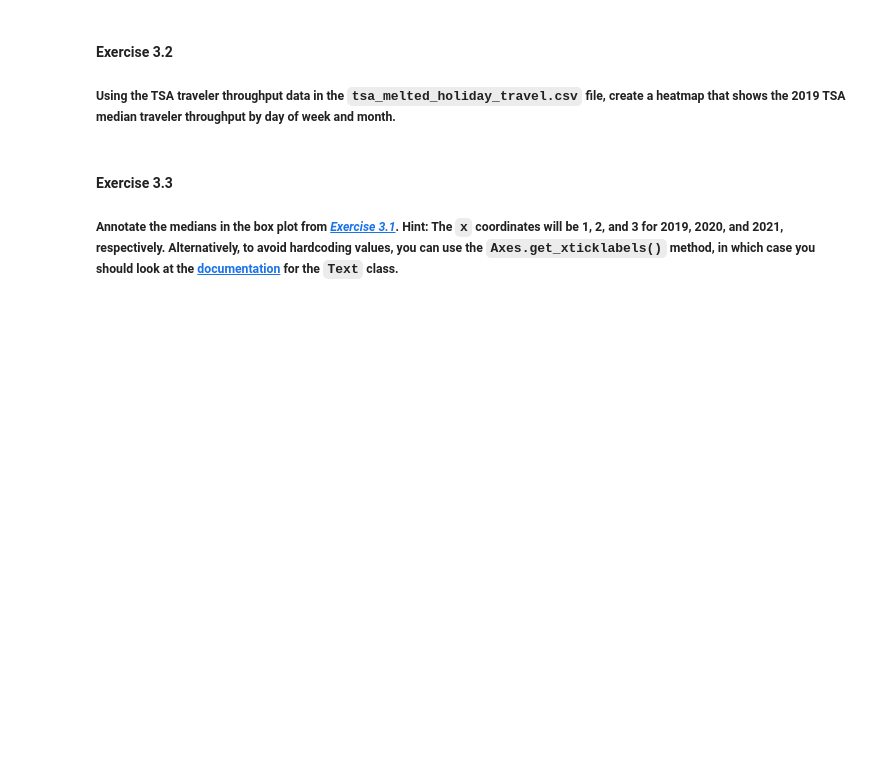
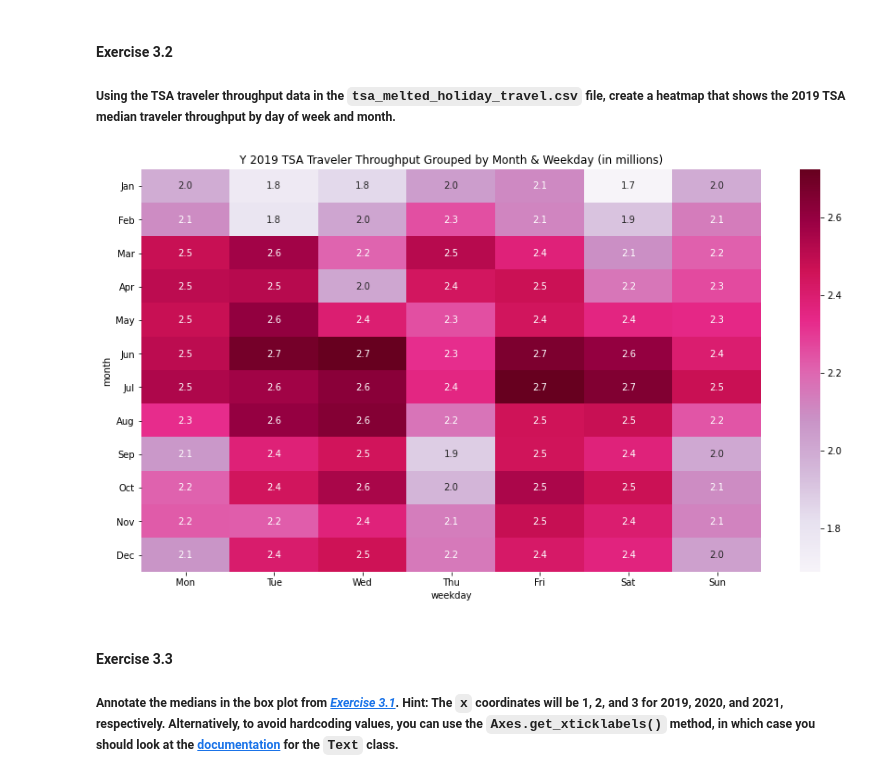
Before and after one commit to dekristi/Python_SheGoesTech_22, a Jupyter notebook: Day_17_Pandas_Data_Analysis_Library/workbook.ipynb, the cells around one changed output. Drawn from its saved outputs; the diff is of its cells as text; code cells hidden in the pictures; blank space fills up the shorter version.

```diff
--- a/Day_17_Pandas_Data_Analysis_Library/workbook.ipynb
+++ b/Day_17_Pandas_Data_Analysis_Library/workbook.ipynb
@@ -296,6 +303,20 @@ boxplot = tsa_df.boxplot(column=['travelers'], by=['year'])
 # %% [markdown]
 #### Exercise 3.2
 ##### Using the TSA traveler throughput data in the `tsa_melted_holiday_travel.csv` file, create a heatmap that shows the 2019 TSA median traveler throughput by day of week and month.
+# %%
+tsa_df['year'] = pd.to_datetime(tsa_df['year'], errors='coerce')
+# %%
+travelers_2019 = tsa_df.loc['2019']\
+  .assign(month=lambda x: x.index.month, weekday=lambda x: x.index.weekday)\
+  .pivot_table(index='month', columns='weekday', values='travelers', aggfunc=np.mean)
+
+plt.figure(figsize = (15,8))
+ax = sns.heatmap(data=travelers_2019 / 1e6, cmap='PuRd', annot=True, fmt='.1f')
+_ = ax.set_yticklabels(calendar.month_abbr[1:], rotation=0)
+_ = ax.set_xticklabels(calendar.day_abbr)
+_ = ax.set_title('Y 2019 TSA Traveler Throughput Grouped by Month & Weekday (in millions)')
+# %% [output]
+[figure, added]
 # %% [markdown]
 #### Exercise 3.3
 ##### Annotate the medians in the box plot from *[Exercise 3.1](#Exercise-3.1)*. Hint: The `x` coordinates will be 1, 2, and 3 for 2019, 2020, and 2021, respectively. Alternatively, to avoid hardcoding values, you can use the `Axes.get_xticklabels()` method, in which case you should look at the [documentation](https://matplotlib.org/stable/api/text_api.html) for the `Text` class.
```
Also changed, not shown: parts of 4 cells of this notebook.
